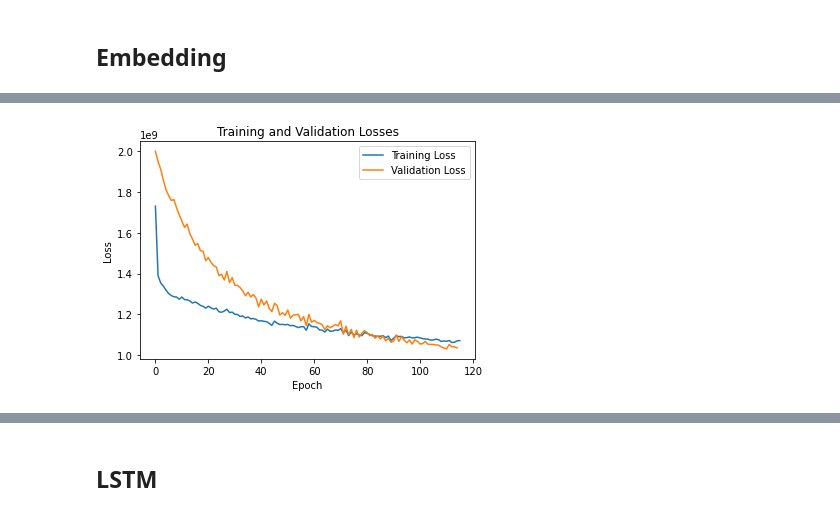
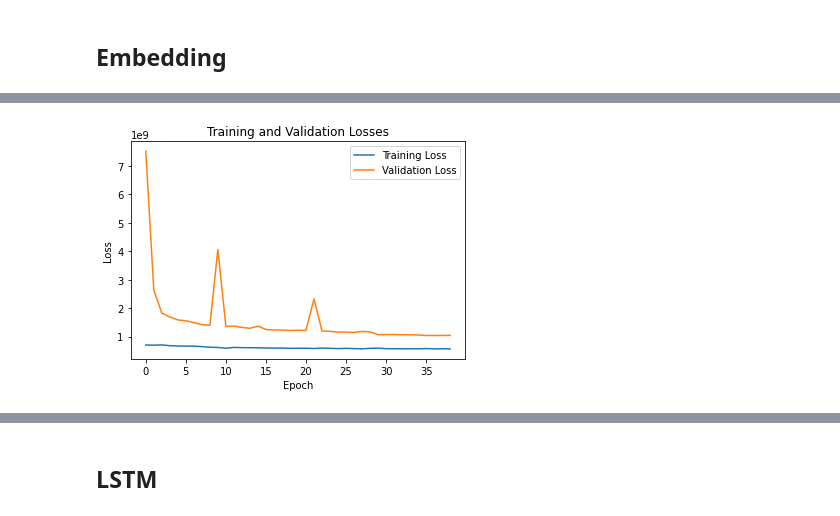
Before and after one commit to hakhyun0615/SCI_Journal, a Jupyter notebook: 코드/train.ipynb, the cells around one changed output, grey strips where cells are left out. Drawn from its saved outputs; the diff is of its cells as text; code cells hidden in the pictures.

```diff
--- a/코드/train.ipynb
+++ b/코드/train.ipynb
@@ -81,16 +83,17 @@ val_dataset = Subset(dataset, val_indices)
 train_dataloader = DataLoader(train_dataset, batch_size=embedding_batch, shuffle=False, drop_last=True)
 val_dataloader = DataLoader(val_dataset, batch_size=embedding_batch, shuffle=False, drop_last=True)
 # %%
-model = Embedding(encoder_dim_1, encoder_dim_2, embedding_dim, decoder_dim_1, decoder_dim_2).to(DEVICE)
+model = Embedding(encoder_dim_1, encoder_dim_2, encoder_dim_3, embedding_dim, decoder_dim_1, decoder_dim_2, decoder_dim_3).to(DEVICE)
 criterion = nn.MSELoss()
 optimizer = torch.optim.Adam(model.parameters(), lr=embedding_lr)
 
-model.train()
-consecutive_train_loss_increases = 0
-max_consecutive_train_loss_increases = 3
 train_losses = []
 val_losses = []
+best_val_loss = float('inf')
+consecutive_val_loss_increases = 0
+max_consecutive_val_loss_increases = 3
 for epoch in range(embedding_epochs):
+    model.train()
     total_train_loss = 0
     for data in train_dataloader:
         input = data[0].to(DEVICE)
@@ -107,15 +110,6 @@ for epoch in range(embedding_epochs):
     avg_train_loss = total_train_loss / len(train_dataloader)
     train_losses.append(avg_train_loss)
 
-    if len(train_losses) > 1 and train_losses[-1] > train_losses[-2]:
-        consecutive_train_loss_increases += 1
-        if consecutive_train_loss_increases >= max_consecutive_train_loss_increases:
-            print(f"Early Stop Triggered!")
-            torch.save(model, f'../데이터/Checkpoint/embedding_train_{train_ratio}_lr_{embedding_lr}_batch_{embedding_batch}_epochs_{embedding_epochs}_e1_{encoder_dim_1}_e2_{encoder_dim_1}_emb_{embedding_dim}_d1{decoder_dim_1}_d2{decoder_dim_2}.pth')
-            break
-    else:
-        consecutive_train_loss_increases = 0
-
     model.eval()
     total_val_loss = 0
     with torch.no_grad():
@@ -130,5 +124,24 @@ for epoch in range(embedding_epochs):
     avg_val_loss = total_val_loss / len(val_dataloader)
     val_losses.append(avg_val_loss)
 
+    if len(val_losses) > 1 and val_losses[-1] > val_losses[-2]:
+        consecutive_val_loss_increases += 1
+        if consecutive_val_loss_increases >= max_consecutive_val_loss_increases:
+            torch.save(model, f'../데이터/Checkpoint/embedding_tr_{train_ratio}_lr_{embedding_lr}_batch_{embedding_batch}_epochs_{embedding_epochs}_e1_{encoder_dim_1}_e2_{encoder_dim_1}_e3_{encoder_dim_3}_emb_{embedding_dim}_d1{decoder_dim_1}_d2_{decoder_dim_2}_d3_{decoder_dim_3}.pth')
+            print(f"Early Stopping Triggered!")
+            break
+    else:
+        consecutive_val_loss_increases = 0
+
+    # if avg_val_loss < best_val_loss:
+    #     best_val_loss = avg_val_loss
+    #     consecutive_val_loss_increases = 0
+    # else:
+    #     consecutive_val_loss_increases += 1
+    # if consecutive_val_loss_increases == max_consecutive_val_loss_increases:
+    #     # torch.save(model, f'../데이터/Checkpoint/embedding_train_{train_ratio}_lr_{embedding_lr}_batch_{embedding_batch}_epochs_{embedding_epochs}_e1_{encoder_dim_1}_e2_{encoder_dim_1}_emb_{embedding_dim}_d1{decoder_dim_1}_d2_{decoder_dim_2}.pth')
+    #     print("Early Stopping Triggered")
+    #     break
+
     print(f'Epoch [{epoch+1}/{embedding_epochs}], Train Loss: {avg_train_loss:.4f}, Val Loss: {avg_val_loss:.4f}')
 # %% [output]
@@ -152,14 +165,14 @@ Early Stop Triggered!
 # %%
 def plot_train_val_losses(train_losses, val_losses):
-    plt.plot(train_losses, label='Training Loss')
-    plt.plot(val_losses, label='Validation Loss')
+    plt.plot(train_losses[1:], label='Training Loss')
+    plt.plot(val_losses[1:], label='Validation Loss')
     plt.xlabel('Epoch')
     plt.ylabel('Loss')
     plt.title('Training and Validation Losses')
     plt.legend()
     plt.show()
 
 plot_train_val_losses(train_losses, val_losses)
 print(f'Min Validation Loss: {min(val_losses)}')
 # %% [output]
-[figure, old version]
+[figure, new version]
```
Also changed, not shown: parts of 6 cells of this notebook, 2 other files.
